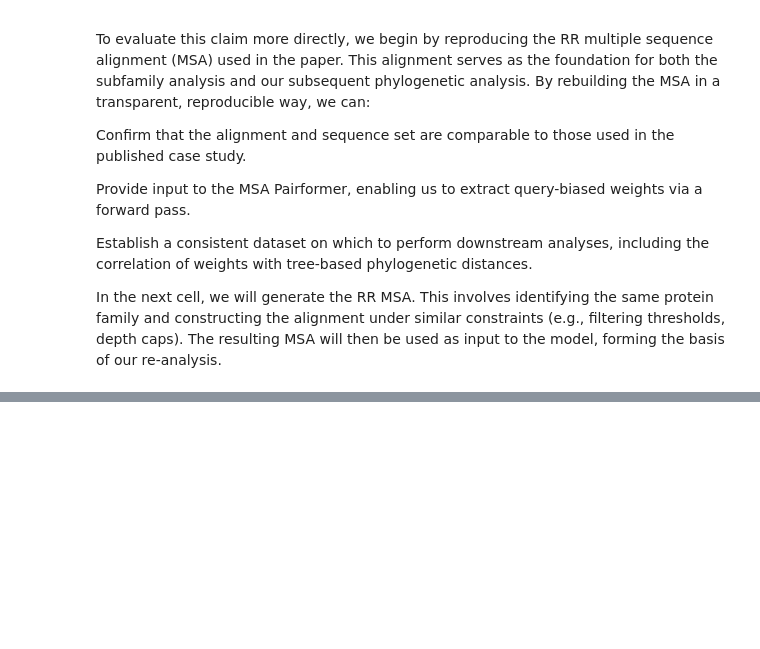
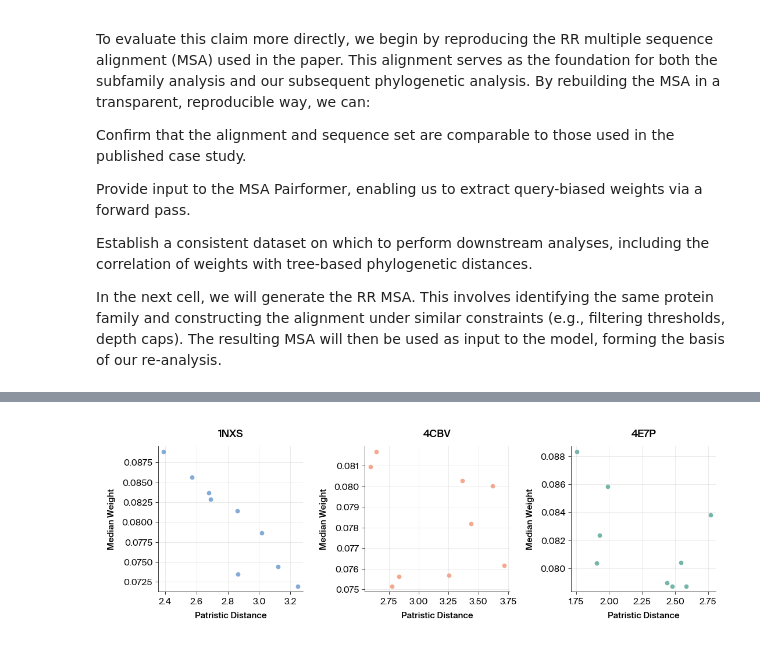
Before and after one commit to Arcadia-Science/2025-phylogenetic-analysis-of-msa-pairformer, a Jupyter notebook: index.ipynb, the cells around one changed output, grey strips where cells are left out. Drawn from its saved outputs; the diff is of its cells as text; code cells hidden in the pictures; blank space fills up the shorter version.

Commit message:
Add code for response regulator plots

```diff
--- a/index.ipynb
+++ b/index.ipynb
@@ -75,0 +159,35 @@ for reference in references:
+# %%
+import arcadia_pycolor as apc
+import matplotlib.pyplot as plt
+
+apc.mpl.setup()
+
+
+def plot_patristic_versus_median_weight(df: pd.DataFrame) -> None:
+    categories = df["query"].unique()
+    fig, axes = plt.subplots(1, 3, figsize=(15, 5))
+    colors = apc.palettes.primary.colors[:3]
+
+    for i, category in enumerate(categories):
+        category_data = df[df["query"] == category]
+
+        axes[i].scatter(
+            category_data["patristic_distance"],
+            category_data["median_weight"],
+            alpha=0.7,
+            s=60,
+            c=colors[i],
+        )
+
+        axes[i].set_xlabel("Patristic Distance")
+        axes[i].set_ylabel("Median Weight")
+        axes[i].set_title(f"{category}")
+        axes[i].grid(True, alpha=0.3)
+
+    plt.tight_layout()
+    plt.show()
+
+
+plot_patristic_versus_median_weight(response_regulator_df)
+# %% [output]
+[figure, added]
```
Also changed, not shown: parts of 4 cells of this notebook, 17 other files.
